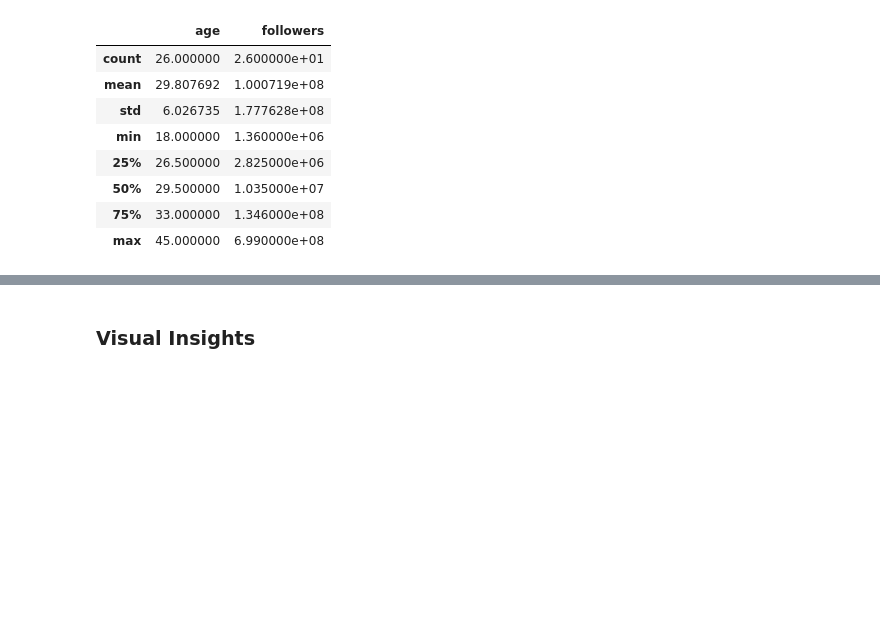
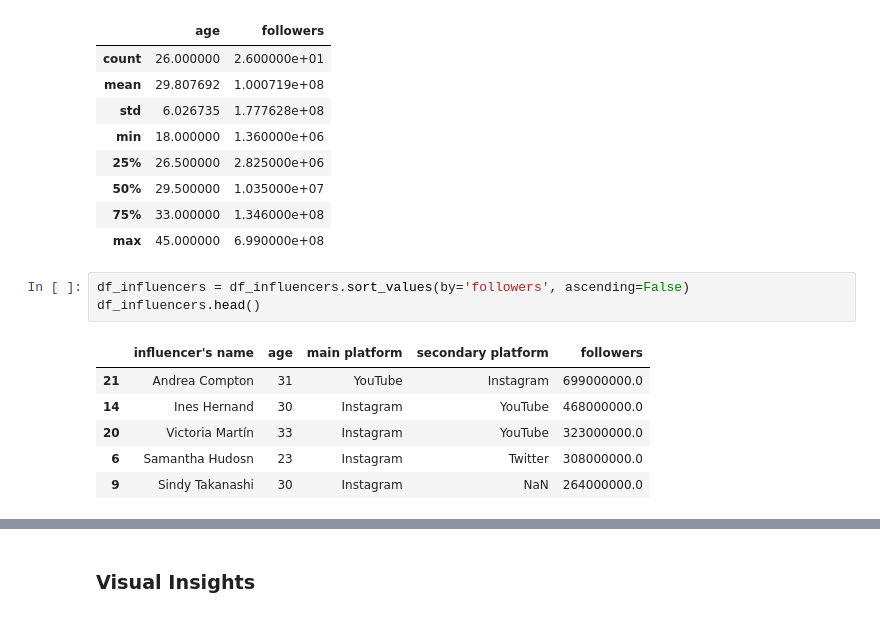
Before and after one commit to celefigs/Feminism_Influencers_Spain, a Jupyter notebook: main.ipynb, the cells around one changed output, grey strips where cells are left out. Cells and saved outputs as stored; diff of their text form; blank space fills up the shorter version.

```diff
--- a/main.ipynb
+++ b/main.ipynb
@@ -147,3 +179,13 @@ df_influencers.describe()
 | 50% | 29.500000 | 1.035000e+07 |
 | 75% | 33.000000 | 1.346000e+08 |
 | max | 45.000000 | 6.990000e+08 |
+# %%
+df_influencers = df_influencers.sort_values(by='followers', ascending=False)
+df_influencers.head()
+# %% [output]
+|  | influencer's name | age | main platform | secondary platform | followers |
+| 21 | Andrea Compton | 31 | YouTube | Instagram | 699000000.0 |
+| 14 | Ines Hernand | 30 | Instagram | YouTube | 468000000.0 |
+| 20 | Victoria Martín | 33 | Instagram | YouTube | 323000000.0 |
+| 6 | Samantha Hudosn | 23 | Instagram | Twitter | 308000000.0 |
+| 9 | Sindy Takanashi | 30 | Instagram | NaN | 264000000.0 |
```
Also changed, not shown: parts of 14 cells of this notebook.
